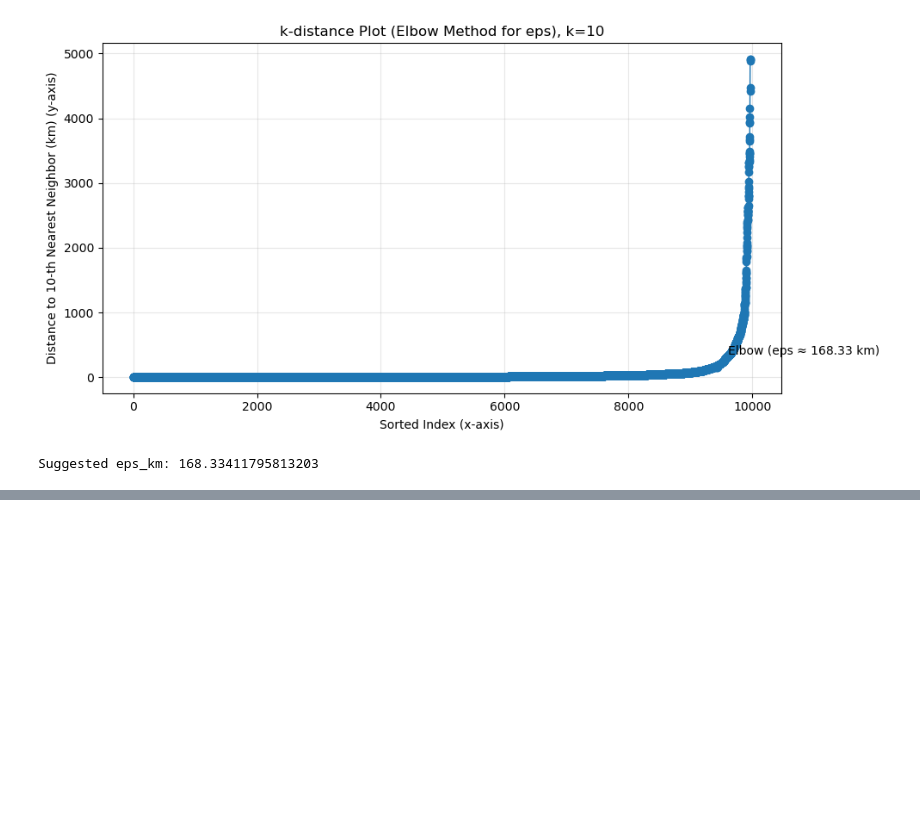
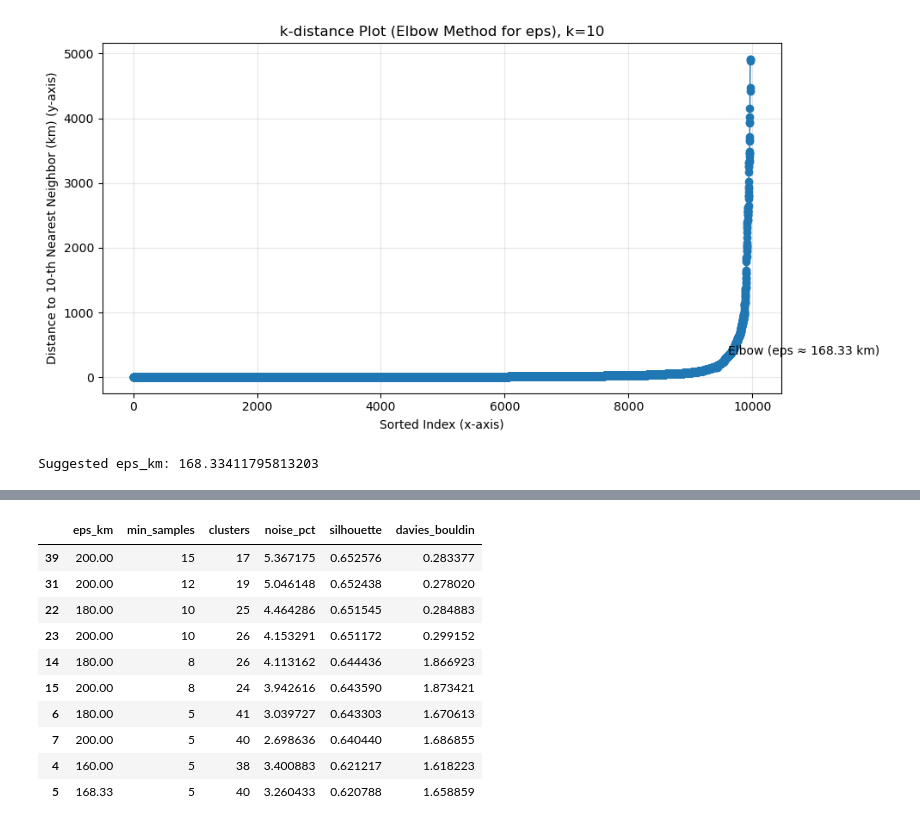
Before and after one commit to sandipbhandari1/AI-Course-Work, a Jupyter notebook: Earthquake.ipynb, the cells around one changed output, grey strips where cells are left out. Drawn from its saved outputs; the diff is of its cells as text; code cells hidden in the pictures; blank space fills up the shorter version.

```diff
--- a/Earthquake.ipynb
+++ b/Earthquake.ipynb
@@ -380,0 +474,27 @@ Suggested eps_km: 168.33411795813203
+# %%
+# --- Top 10 Ranked Results ---
+
+rank_df = sweep_df.copy()
+
+# Remove rows where silhouette/davies is None (happens when <2 clusters)
+rank_df = rank_df.dropna(subset=["silhouette", "davies_bouldin"])
+
+# Sort: best silhouette (high), then best DB (low), then noise (low)
+top10 = rank_df.sort_values(
+    by=["silhouette", "davies_bouldin", "noise_pct"],
+    ascending=[False, True, True]
+).head(10)
+
+top10
+# %% [output]
+|  | eps_km | min_samples | clusters | noise_pct | silhouette | davies_bouldin |
+| 39 | 200.00 | 15 | 17 | 5.367175 | 0.652576 | 0.283377 |
+| 31 | 200.00 | 12 | 19 | 5.046148 | 0.652438 | 0.278020 |
+| 22 | 180.00 | 10 | 25 | 4.464286 | 0.651545 | 0.284883 |
+| 23 | 200.00 | 10 | 26 | 4.153291 | 0.651172 | 0.299152 |
+| 14 | 180.00 | 8 | 26 | 4.113162 | 0.644436 | 1.866923 |
+| 15 | 200.00 | 8 | 24 | 3.942616 | 0.643590 | 1.873421 |
+| 6 | 180.00 | 5 | 41 | 3.039727 | 0.643303 | 1.670613 |
+| 7 | 200.00 | 5 | 40 | 2.698636 | 0.640440 | 1.686855 |
+| 4 | 160.00 | 5 | 38 | 3.400883 | 0.621217 | 1.618223 |
+| 5 | 168.33 | 5 | 40 | 3.260433 | 0.620788 | 1.658859 |
```
Also changed, not shown: parts of 4 cells of this notebook.
